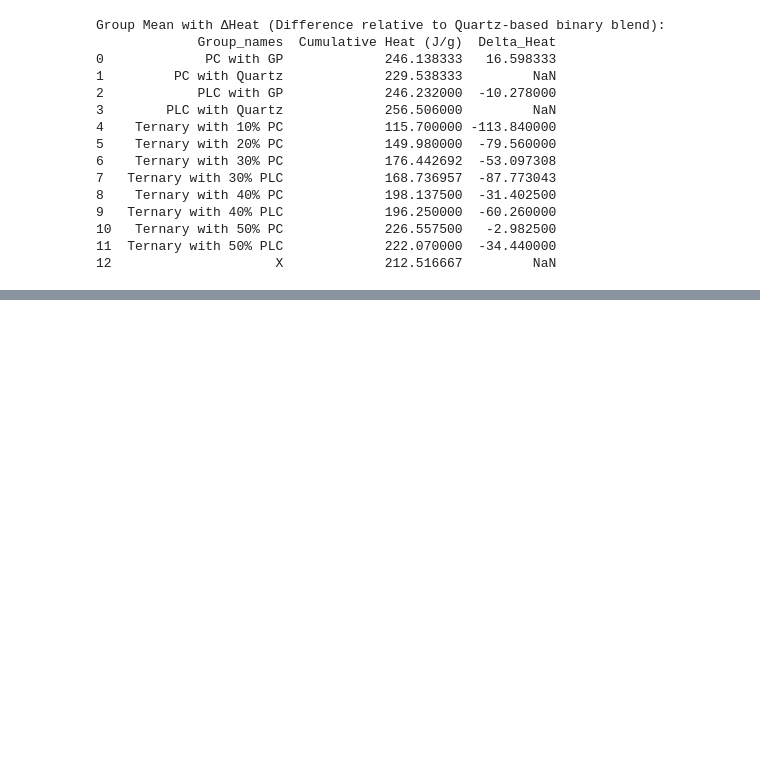
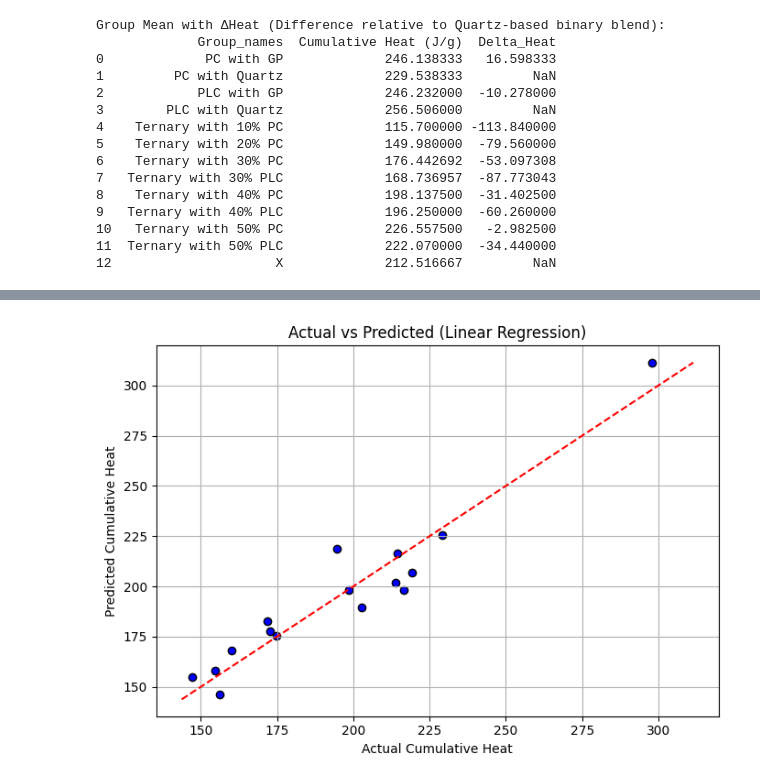
Before and after one commit to raksh2817/civil_research, a Jupyter notebook: worksheet_3.ipynb, the cells around one changed output, grey strips where cells are left out. Saved outputs shown, nothing was run; the diff lists cells and outputs as text; code cells hidden in the pictures; blank space fills up the shorter version.

```diff
--- a/worksheet_3.ipynb
+++ b/worksheet_3.ipynb
@@ -247,0 +332,19 @@ fig.show()
+# %%
+import matplotlib.pyplot as plt
+
+# Use best model: Linear Regression
+best_model = LinearRegression()
+best_model.fit(X_train, y_train)
+y_pred = best_model.predict(X_test)
+
+plt.figure(figsize=(7, 5))
+plt.scatter(y_test, y_pred, c='blue', edgecolors='k')
+plt.plot([y.min(), y.max()], [y.min(), y.max()], 'r--')
+plt.xlabel("Actual Cumulative Heat")
+plt.ylabel("Predicted Cumulative Heat")
+plt.title("Actual vs Predicted (Linear Regression)")
+plt.grid(True)
+plt.tight_layout()
+plt.show()
+# %% [output]
+[figure, added]
```
Also changed, not shown: parts of 17 cells of this notebook.
